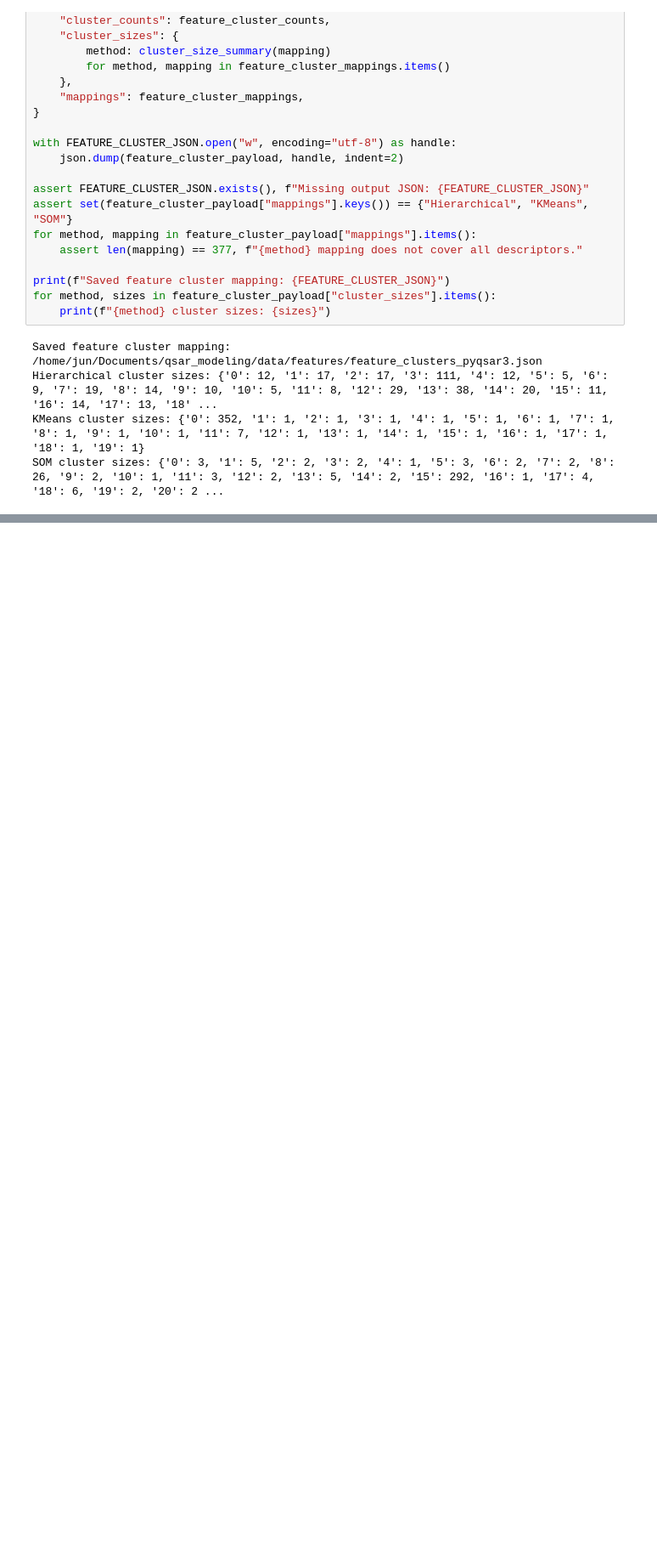
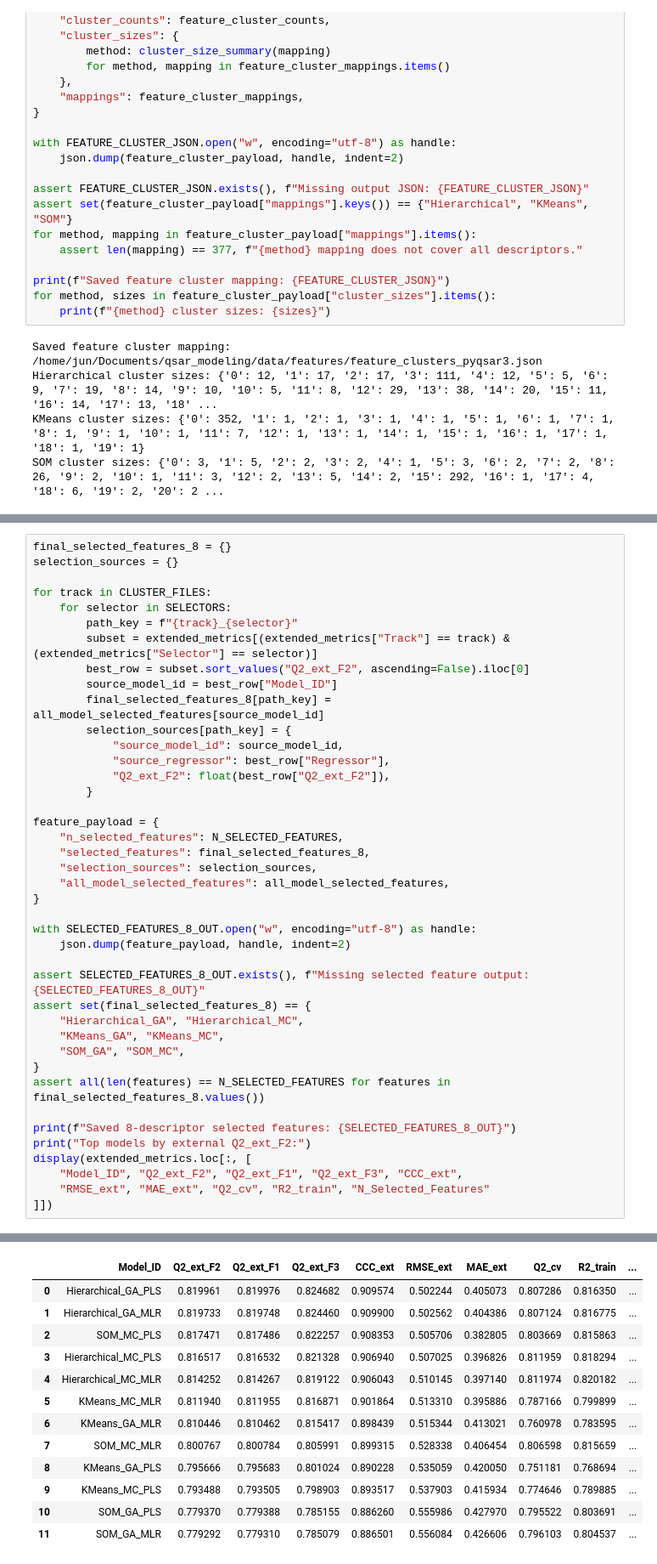
Before and after one commit to TheProvidenceJun/qsar_modeling, a Jupyter notebook: notebooks/03_pyqsar3_modeling.ipynb, the cells around one changed output, grey strips where cells are left out. Shown at 85% size. Saved outputs shown, nothing was run; the diff lists cells and outputs as text; blank space fills up the shorter version.

```diff
--- a/notebooks/03_pyqsar3_modeling.ipynb
+++ b/notebooks/03_pyqsar3_modeling.ipynb
@@ -438,0 +844,42 @@ SOM cluster sizes: {'0': 3, '1': 5, '2': 2, '3': 2, '4': 1, '5': 3, '6': 2, '7':
+# %%
+final_selected_features_8 = {}
+selection_sources = {}
+
+for track in CLUSTER_FILES:
+    for selector in SELECTORS:
+        path_key = f"{track}_{selector}"
+        subset = extended_metrics[(extended_metrics["Track"] == track) & (extended_metrics["Selector"] == selector)]
+        best_row = subset.sort_values("Q2_ext_F2", ascending=False).iloc[0]
+        source_model_id = best_row["Model_ID"]
+        final_selected_features_8[path_key] = all_model_selected_features[source_model_id]
+        selection_sources[path_key] = {
+            "source_model_id": source_model_id,
+            "source_regressor": best_row["Regressor"],
+            "Q2_ext_F2": float(best_row["Q2_ext_F2"]),
+        }
+
+feature_payload = {
+    "n_selected_features": N_SELECTED_FEATURES,
+    "selected_features": final_selected_features_8,
+    "selection_sources": selection_sources,
+    "all_model_selected_features": all_model_selected_features,
+}
+
+with SELECTED_FEATURES_8_OUT.open("w", encoding="utf-8") as handle:
+    json.dump(feature_payload, handle, indent=2)
+
+assert SELECTED_FEATURES_8_OUT.exists(), f"Missing selected feature output: {SELECTED_FEATURES_8_OUT}"
+assert set(final_selected_features_8) == {
+    "Hierarchical_GA", "Hierarchical_MC",
+    "KMeans_GA", "KMeans_MC",
+    "SOM_GA", "SOM_MC",
+}
+assert all(len(features) == N_SELECTED_FEATURES for features in final_selected_features_8.values())
+
+print(f"Saved 8-descriptor selected features: {SELECTED_FEATURES_8_OUT}")
+print("Top models by external Q2_ext_F2:")
+display(extended_metrics.loc[:, [
+    "Model_ID", "Q2_ext_F2", "Q2_ext_F1", "Q2_ext_F3", "CCC_ext",
+    "RMSE_ext", "MAE_ext", "Q2_cv", "R2_train", "N_Selected_Features"
+]])
+# %% [output]
@@ -438,0 +888,13 @@ SOM cluster sizes: {'0': 3, '1': 5, '2': 2, '3': 2, '4': 1, '5': 3, '6': 2, '7':
+|  | Model_ID | Q2_ext_F2 | Q2_ext_F1 | Q2_ext_F3 | CCC_ext | RMSE_ext | MAE_ext | Q2_cv | R2_train | ... |
+| 0 | Hierarchical_GA_PLS | 0.819961 | 0.819976 | 0.824682 | 0.909574 | 0.502244 | 0.405073 | 0.807286 | 0.816350 | ... |
+| 1 | Hierarchical_GA_MLR | 0.819733 | 0.819748 | 0.824460 | 0.909900 | 0.502562 | 0.404386 | 0.807124 | 0.816775 | ... |
+| 2 | SOM_MC_PLS | 0.817471 | 0.817486 | 0.822257 | 0.908353 | 0.505706 | 0.382805 | 0.803669 | 0.815863 | ... |
+| 3 | Hierarchical_MC_PLS | 0.816517 | 0.816532 | 0.821328 | 0.906940 | 0.507025 | 0.396826 | 0.811959 | 0.818294 | ... |
+| 4 | Hierarchical_MC_MLR | 0.814252 | 0.814267 | 0.819122 | 0.906043 | 0.510145 | 0.397140 | 0.811974 | 0.820182 | ... |
+| 5 | KMeans_MC_MLR | 0.811940 | 0.811955 | 0.816871 | 0.901864 | 0.513310 | 0.395886 | 0.787166 | 0.799899 | ... |
+| 6 | KMeans_GA_MLR | 0.810446 | 0.810462 | 0.815417 | 0.898439 | 0.515344 | 0.413021 | 0.760978 | 0.783595 | ... |
+| 7 | SOM_MC_MLR | 0.800767 | 0.800784 | 0.805991 | 0.899315 | 0.528338 | 0.406454 | 0.806598 | 0.815659 | ... |
+| 8 | KMeans_GA_PLS | 0.795666 | 0.795683 | 0.801024 | 0.890228 | 0.535059 | 0.420050 | 0.751181 | 0.768694 | ... |
+| 9 | KMeans_MC_PLS | 0.793488 | 0.793505 | 0.798903 | 0.893517 | 0.537903 | 0.415934 | 0.774646 | 0.789885 | ... |
+| 10 | SOM_GA_PLS | 0.779370 | 0.779388 | 0.785155 | 0.886260 | 0.555986 | 0.427970 | 0.795522 | 0.803691 | ... |
+| 11 | SOM_GA_MLR | 0.779292 | 0.779310 | 0.785079 | 0.886501 | 0.556084 | 0.426606 | 0.796103 | 0.804537 | ... |
```
Also changed, not shown: parts of 15 cells of this notebook, 5 other files.
